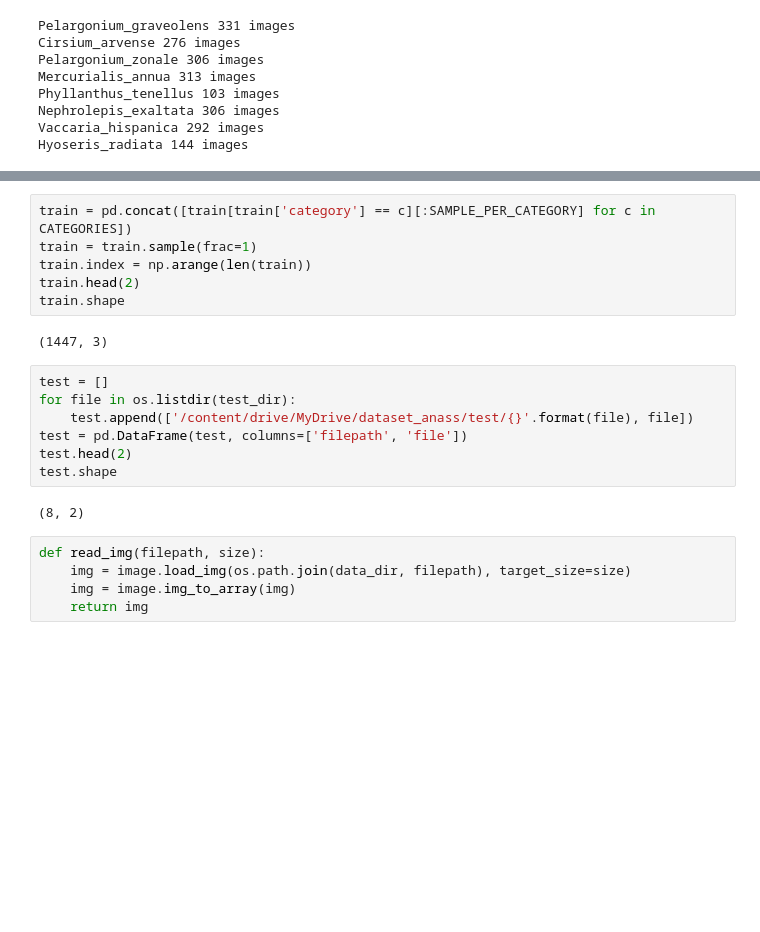
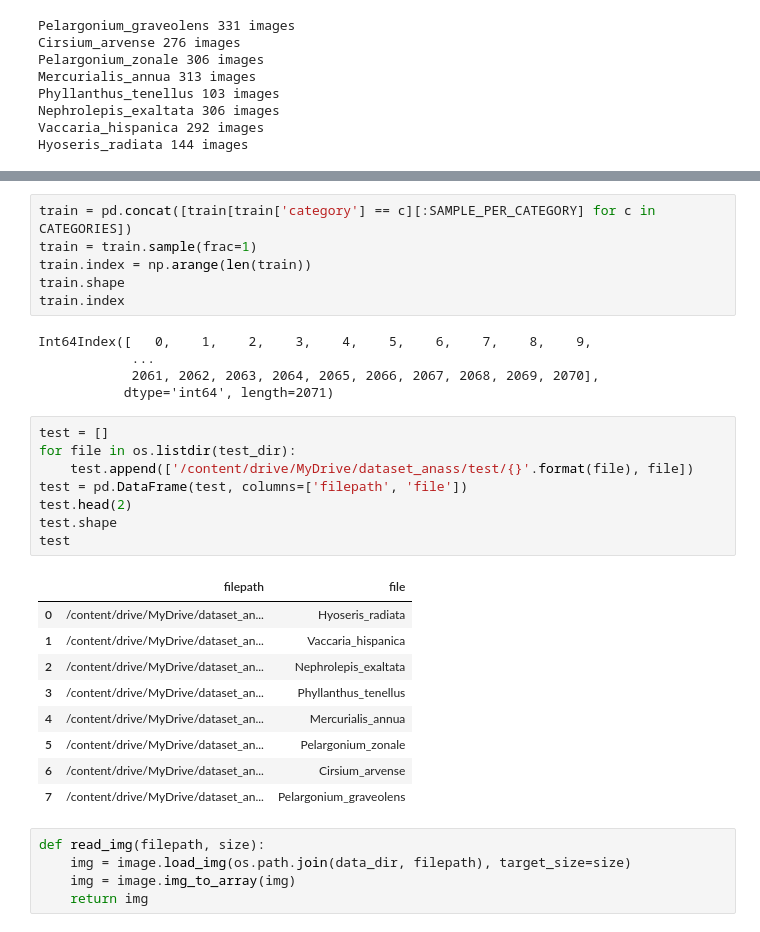
Before and after one commit to youssef-bourais/Plant_classification_using_Convolutional_Neural_Network, a Jupyter notebook: plant_meduim_data_mobilenet.ipynb, the cells around one changed output, grey strips where cells are left out. Drawn from its saved outputs; the diff is of its cells as text; blank space fills up the shorter version.

```diff
--- a/plant_meduim_data_mobilenet.ipynb
+++ b/plant_meduim_data_mobilenet.ipynb
@@ -85,19 +78,31 @@ train
 train = pd.concat([train[train['category'] == c][:SAMPLE_PER_CATEGORY] for c in CATEGORIES])
 train = train.sample(frac=1)
 train.index = np.arange(len(train))
-train.head(2)
 train.shape
+train.index
 # %% [output]
-(1447, 3)
+Int64Index([   0,    1,    2,    3,    4,    5,    6,    7,    8,    9,
+            ...
+            2061, 2062, 2063, 2064, 2065, 2066, 2067, 2068, 2069, 2070],
+           dtype='int64', length=2071)
 # %%
 test = []
 for file in os.listdir(test_dir):
     test.append(['/content/drive/MyDrive/dataset_anass/test/{}'.format(file), file])
 test = pd.DataFrame(test, columns=['filepath', 'file'])
 test.head(2)
 test.shape
+test
 # %% [output]
-(8, 2)
+|  | filepath | file |
+| 0 | /content/drive/MyDrive/dataset_an... | Hyoseris_radiata |
+| 1 | /content/drive/MyDrive/dataset_an... | Vaccaria_hispanica |
+| 2 | /content/drive/MyDrive/dataset_an... | Nephrolepis_exaltata |
+| 3 | /content/drive/MyDrive/dataset_an... | Phyllanthus_tenellus |
+| 4 | /content/drive/MyDrive/dataset_an... | Mercurialis_annua |
+| 5 | /content/drive/MyDrive/dataset_an... | Pelargonium_zonale |
+| 6 | /content/drive/MyDrive/dataset_an... | Cirsium_arvense |
+| 7 | /content/drive/MyDrive/dataset_an... | Pelargonium_graveolens |
 # %%
 def read_img(filepath, size):
     img = image.load_img(os.path.join(data_dir, filepath), target_size=size)
```
Also changed, not shown: parts of 31 cells of this notebook.
